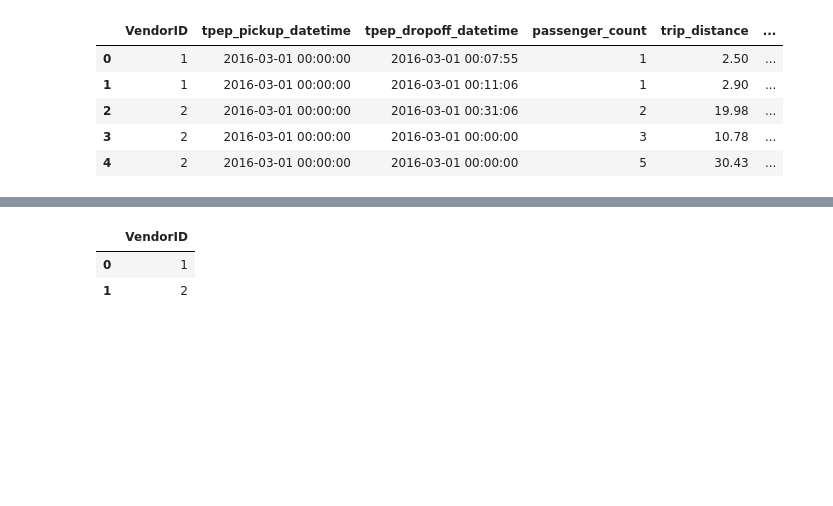
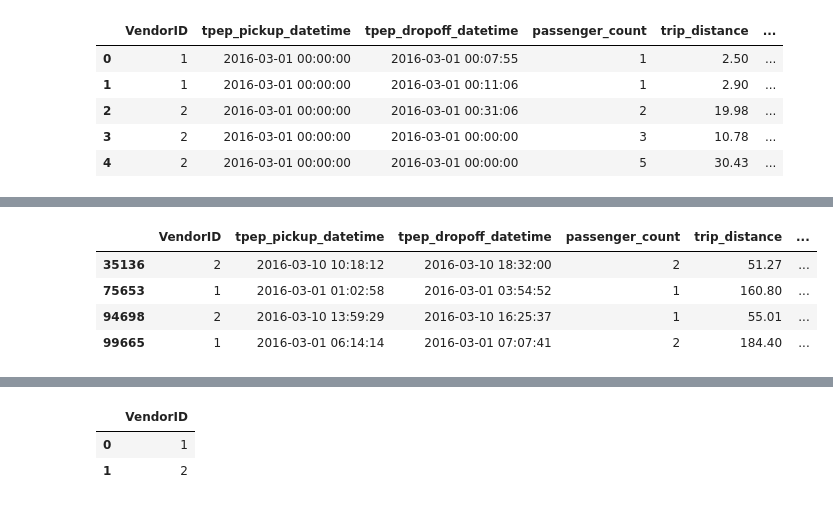
Before and after one commit to WithDD97/Uber-Data-Analytics-, a Jupyter notebook: Uber_data (1).ipynb, the cells around one changed output, grey strips where cells are left out. Saved outputs shown, nothing was run; the diff lists cells and outputs as text; code cells hidden in the pictures; blank space fills up the shorter version.

```diff
--- a/Uber_data (1).ipynb
+++ b/Uber_data (1).ipynb
@@ -138,0 +116,8 @@ df_cleaned
+# %%
+df[df['trip_distance'] > 50]
+# %% [output]
+|  | VendorID | tpep_pickup_datetime | tpep_dropoff_datetime | passenger_count | trip_distance | ... |
+| 35136 | 2 | 2016-03-10 10:18:12 | 2016-03-10 18:32:00 | 2 | 51.27 | ... |
+| 75653 | 1 | 2016-03-01 01:02:58 | 2016-03-01 03:54:52 | 1 | 160.80 | ... |
+| 94698 | 2 | 2016-03-10 13:59:29 | 2016-03-10 16:25:37 | 1 | 55.01 | ... |
+| 99665 | 1 | 2016-03-01 06:14:14 | 2016-03-01 07:07:41 | 2 | 184.40 | ... |
```
Also changed, not shown: parts of 19 cells of this notebook.
